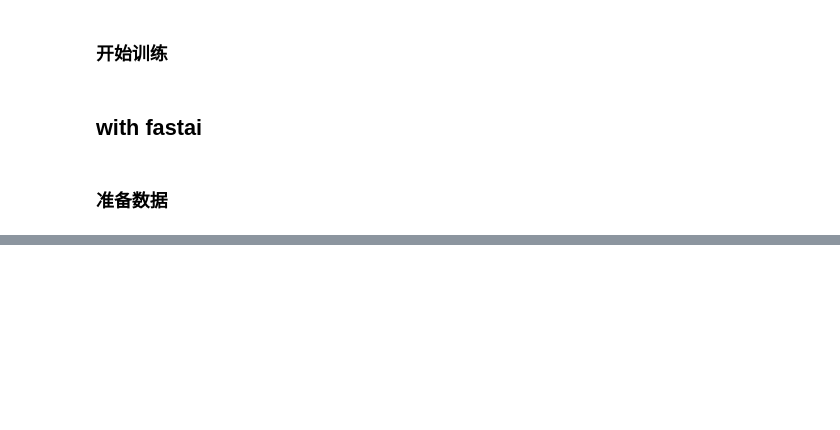
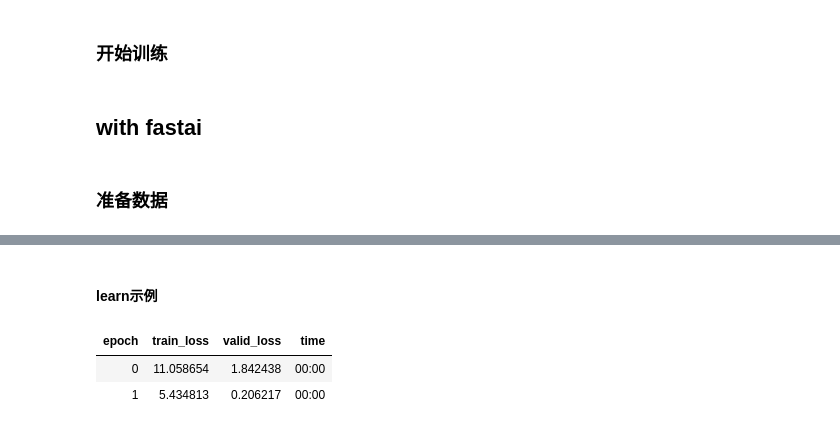
Before and after one commit to AnneYang720/AnneYang720.github.io, a Jupyter notebook: llm/2-resnet.ipynb, the cells around one changed output, grey strips where cells are left out. Drawn from its saved outputs; the diff is of its cells as text; code cells hidden in the pictures; blank space fills up the shorter version.

```diff
--- a/llm/2-resnet.ipynb
+++ b/llm/2-resnet.ipynb
@@ -324,0 +321,15 @@ Conv2d                                    36864      False
+# %% [markdown]
+#### learn示例
+# %%
+from fastai.test_utils import *
+test_learn = synth_learner(lr=1e-2)
+xb,yb = test_learn.dls.one_batch()
+init_loss = test_learn.loss_func(test_learn.model(xb), yb)
+test_learn.fit_one_cycle(2)
+xb,yb = test_learn.dls.one_batch()
+final_loss = test_learn.loss_func(test_learn.model(xb), yb)
+assert final_loss < init_loss
+# %% [output]
+| epoch | train_loss | valid_loss | time |
+| 0 | 11.058654 | 1.842438 | 00:00 |
+| 1 | 5.434813 | 0.206217 | 00:00 |
```
Also changed, not shown: parts of 19 cells of this notebook, 1 other file.
